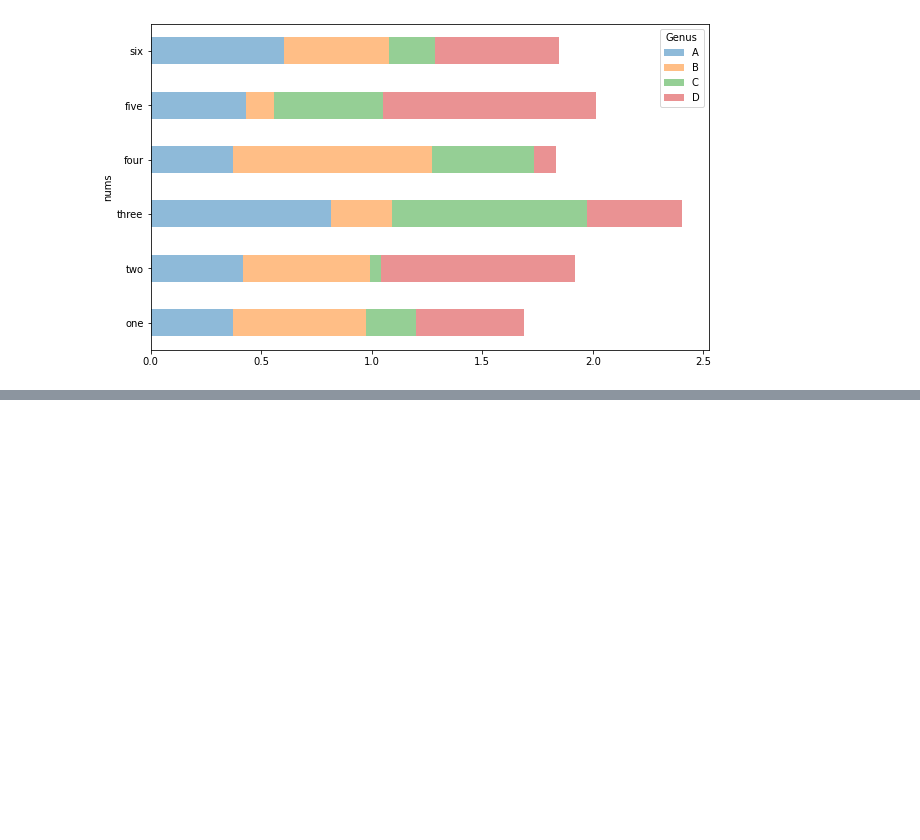
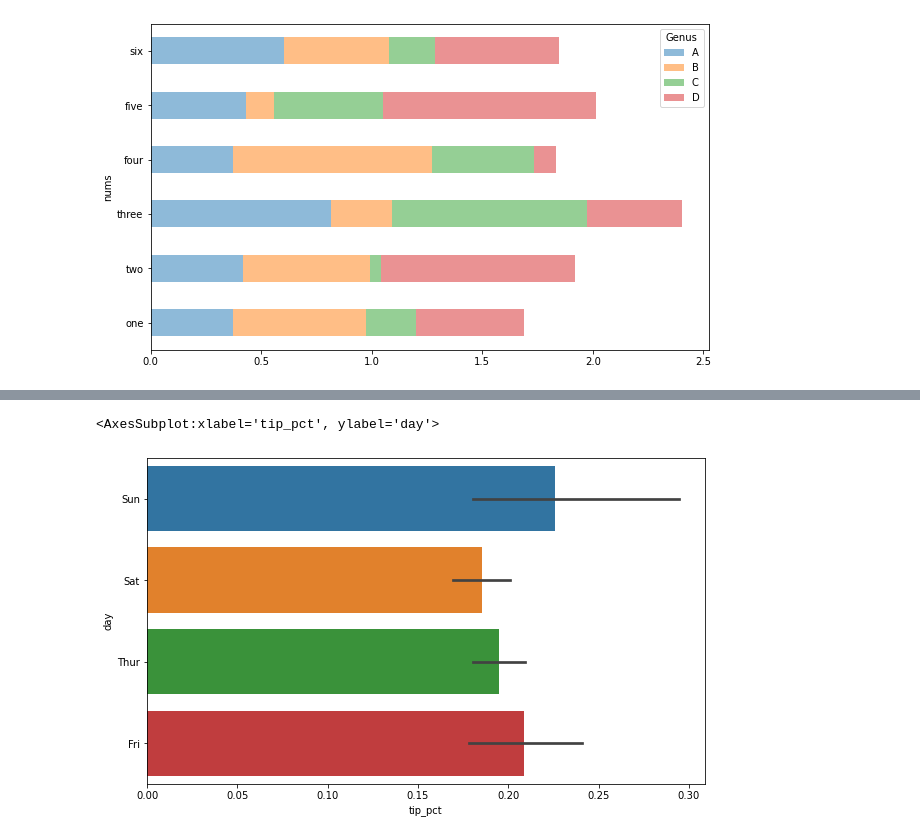
Before and after one commit to alexmaccalman/python, a Jupyter notebook: Plotting_and_ Visualization.ipynb, the cells around one changed output, grey strips where cells are left out. Saved outputs shown, nothing was run; the diff lists cells and outputs as text; code cells hidden in the pictures; blank space fills up the shorter version.

```diff
--- a/Plotting_and_ Visualization.ipynb
+++ b/Plotting_and_ Visualization.ipynb
@@ -214,0 +240,5 @@ df.plot.barh(stacked=True, alpha=0.5)
+# %%
+# seaborne is good or aggregation
+import seaborn as sns
+tips['tip_pct'] = tips['tip'] / (tips['total_bill'] - tips['tip'])
+tips.head()
@@ -214,0 +252,5 @@ df.plot.barh(stacked=True, alpha=0.5)
+# %%
+sns.barplot(x='tip_pct', y='day', data=tips, orient='h') # takes a datafame and an x and y
+# %% [output]
+<AxesSubplot:xlabel='tip_pct', ylabel='day'>
+[figure, added]
```
Also changed, not shown: parts of 25 cells of this notebook, 1 other file.
